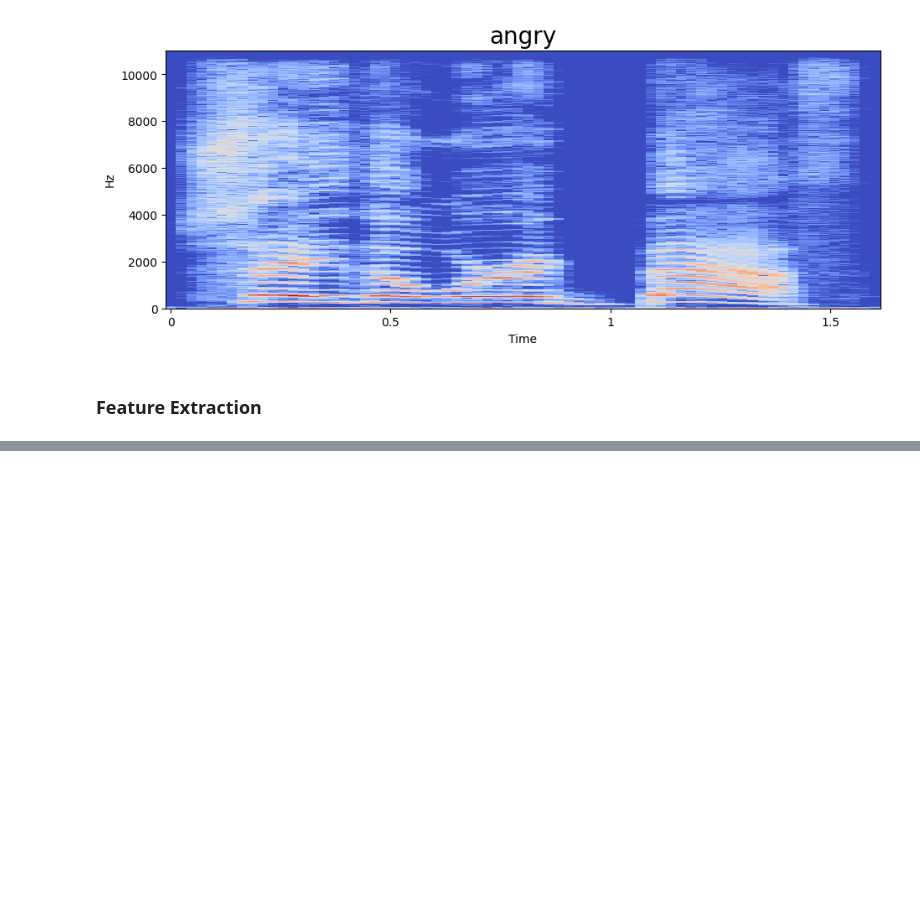
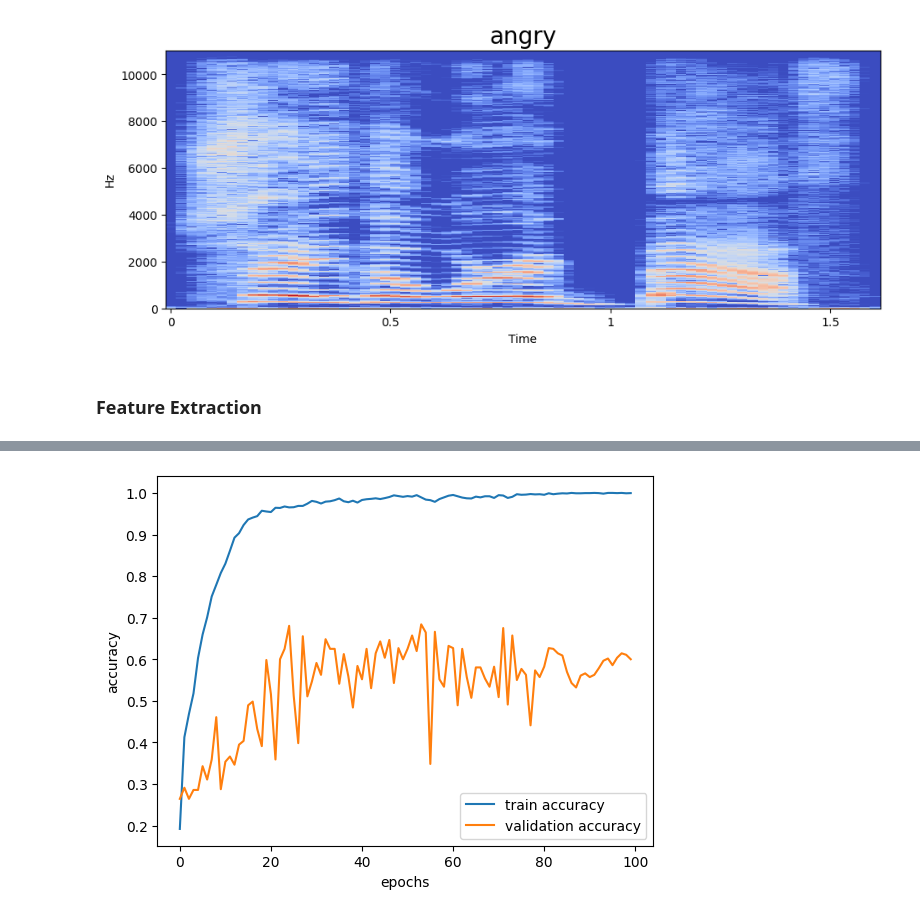
Before and after one commit to aysenur00/VoiceSentimentAnalysis, a Jupyter notebook: VoiceSentimentAnalysis.ipynb, the cells around one changed output, grey strips where cells are left out. Saved outputs shown, nothing was run; the diff lists cells and outputs as text; code cells hidden in the pictures; blank space fills up the shorter version.

Commit message:
add model

```diff
--- a/VoiceSentimentAnalysis.ipynb
+++ b/VoiceSentimentAnalysis.ipynb
@@ -101,0 +150,7 @@ Audio(p)
+# %%
+from sklearn.preprocessing import OneHotEncoder
+
+encoder = OneHotEncoder()
+y = encoder.fit_transform(df[['emotion']])
+# %%
+y = y.toarray()
@@ -101,0 +163,15 @@ Audio(p)
+# %%
+from keras.models import Sequential
+from keras.layers import Dense, Dropout, LSTM
+
+model = Sequential([
+    LSTM(123, return_sequences=False, input_shape=(40,1)),
+    Dense(64, activation='relu'),
+    Dropout(0.2),
+    Dense(32, activation='relu'),
+    Dropout(0.2),
+    Dense(7, activation='softmax')
+])
+
+model.compile(loss='categorical_crossentropy', optimizer='adam', metrics=['accuracy'])
+model.summary()
@@ -101,0 +196,2 @@ Audio(p)
+# %%
+history = model.fit(X, y, validation_split=0.2, epochs=100, batch_size=512, shuffle=True)
@@ -101,0 +216,13 @@ Audio(p)
+# %%
+epochs = list(range(100))
+acc = history.history['accuracy']
+val_acc = history.history['val_accuracy']
+
+plt.plot(epochs, acc, label='train accuracy')
+plt.plot(epochs, val_acc, label='validation accuracy')
+plt.xlabel('epochs')
+plt.ylabel('accuracy')
+plt.legend()
+plt.show()
+# %% [output]
+[figure, added]
```
Also changed, not shown: parts of 14 cells of this notebook.
